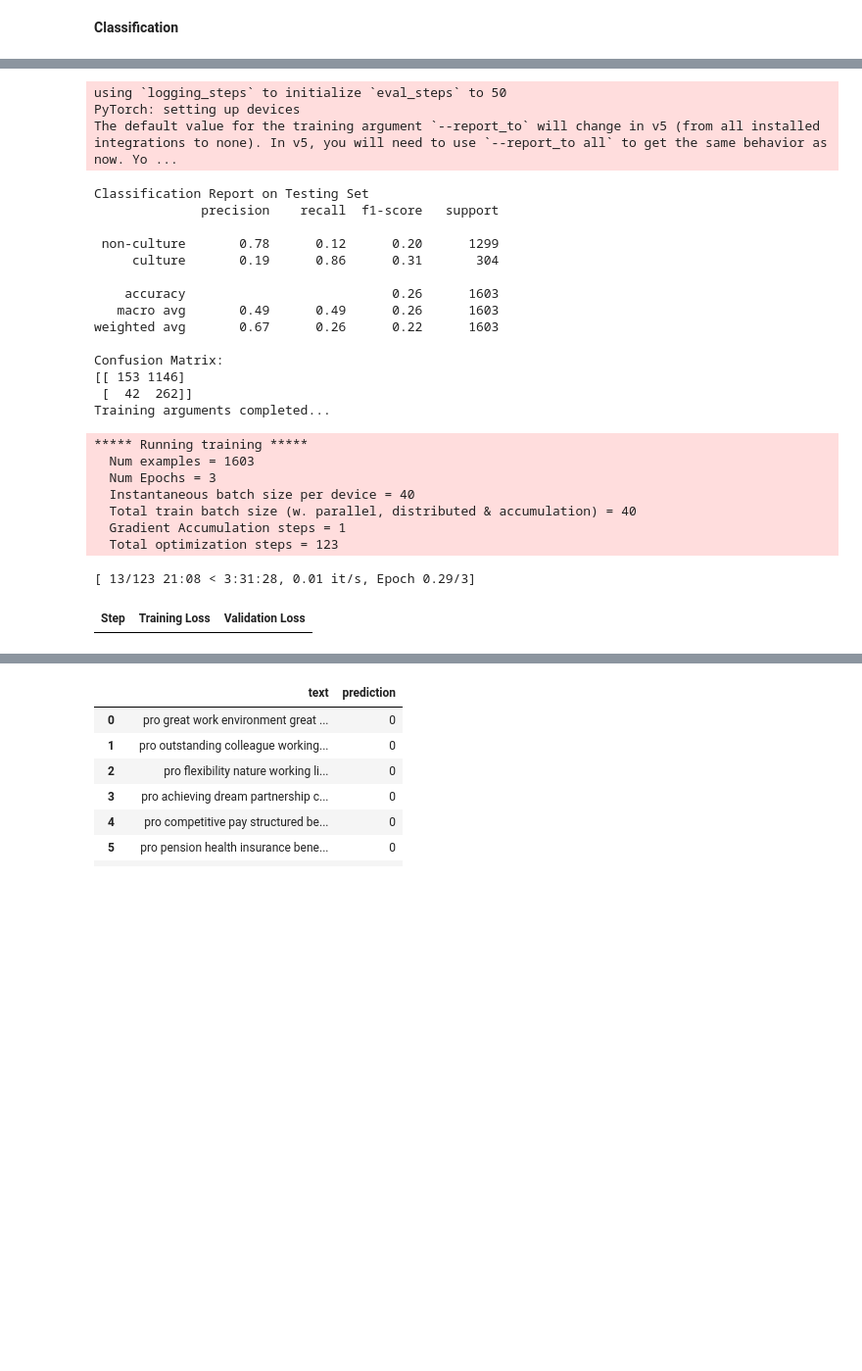
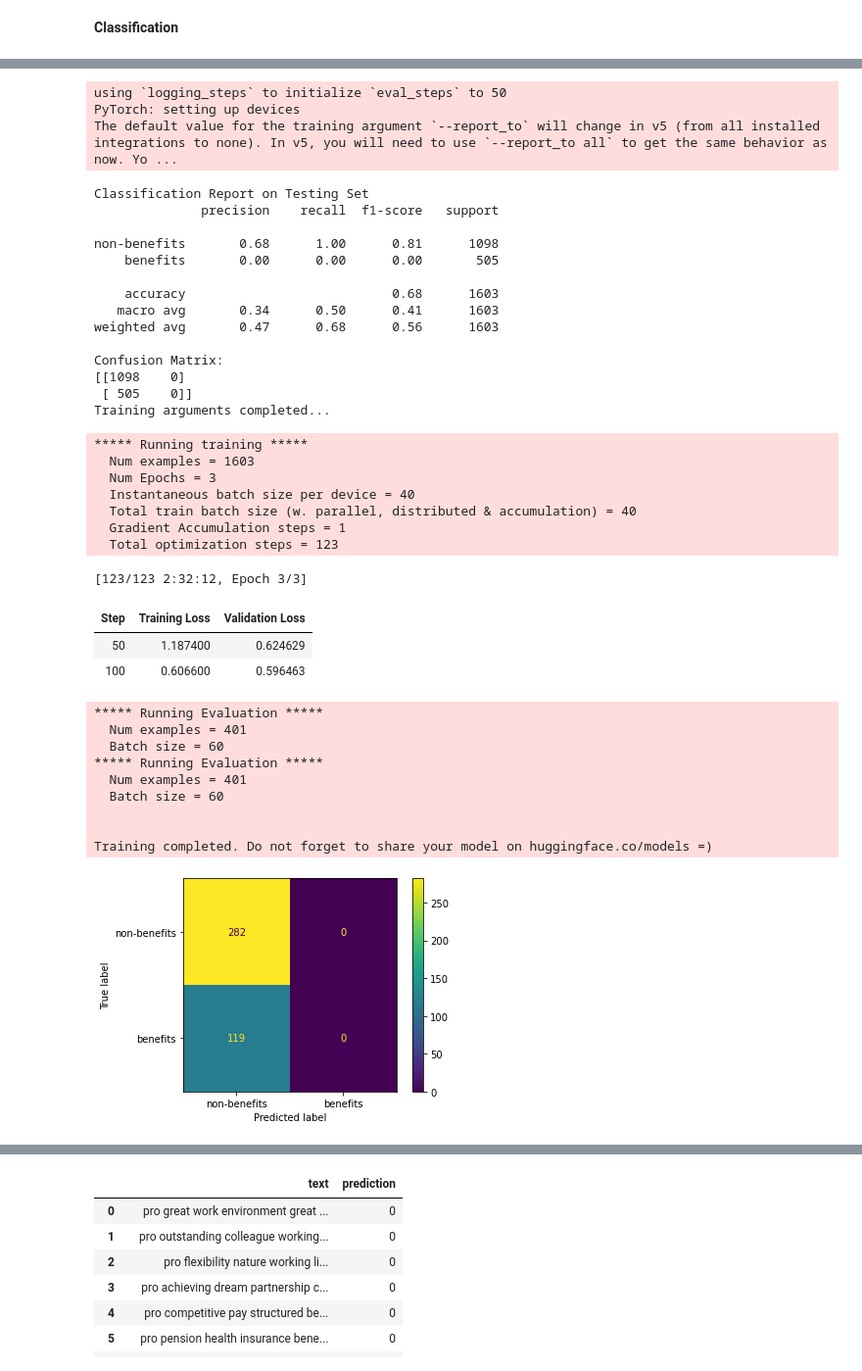
Before and after one commit to pentagramswheel/envisioning, a Jupyter notebook: classifier-and-sentiment/review_classifier.ipynb, the cells around one changed output, grey strips where cells are left out. Shown at 98% size. Drawn from its saved outputs; the diff is of its cells as text; code cells hidden in the pictures; blank space fills up the shorter version.

Commit message:
Modified classifier, BERT nearly finished

```diff
--- a/classifier-and-sentiment/review_classifier.ipynb
+++ b/classifier-and-sentiment/review_classifier.ipynb
@@ -671,11 +643,6 @@ def classification_evaluate(topic, y_true, y_predict):
     disp = ConfusionMatrixDisplay(confusion_matrix = cm, display_labels = target_names)
     disp.plot()
 # %%
-y_true_val = np.array([])
-y_predict_val = np.array([])
-y_true_train = np.array([])
-y_predict_train = np.array([])
-
 def retrieve_trained_model(topic, train_datasets, val_datasets, train_loaders, val_loaders):
     """ Trains a model on a dataset, based on a sub-topic within it.
 
@@ -696,14 +663,19 @@ def retrieve_trained_model(topic, train_datasets, val_datasets, train_loaders, v
             The trained model.
     """
 
-    print(f'Reminder that there is a total of {train.shape[0]} reviews and the total training batch size is {TRAIN_BATCH_SIZE}.')
+    train_len = len(Xtrains[topic])
+    test_len = len(Xvals[topic])
+    print(f'The current metric is {topic}, the training size is {train_len}, and the test size is {test_len}.')
     print("Beginning model training...")
 
     # get the true label and predicted label for testing and training set respectively
-    y_true_val, y_predict_val = predict_dataset(val_loaders[topic])     # [is this needed?]
+    global y_true_val, y_predict_val, y_true_train, y_predict_train
+    print("\nFinding values for testing set:")
+    y_true_val, y_predict_val = predict_dataset(val_loaders[topic])
+    print("\nFinding values for training set:")
     y_true_train, y_predict_train = predict_dataset(train_loaders[topic])
 
-    print("True and predicted values found...\n")
+    print("\nAnalyzing current model...\n")
 
     # performance evaluation for training set with pre-trained naive model
     print("Classification Report on Training Set")
@@ -714,7 +686,6 @@ def retrieve_trained_model(topic, train_datasets, val_datasets, train_loaders, v
     classification_evaluate(topic, y_true_val, y_predict_val)
 
     # STEP 4 - TRAIN AND EVALUATE THE MODEL
-    # [MAY HAVE TO CHANGE LATER]
     training_args = TrainingArguments(
         output_dir = './results',                        # output directory
         num_train_epochs = 3,                            # total number of training epochs
@@ -728,7 +699,7 @@ def retrieve_trained_model(topic, train_datasets, val_datasets, train_loaders, v
         evaluation_strategy = "steps"                    # Loss are calculated along as training step increases
     )
 
-    print("Training arguments completed...\n")
+    print("\nBeginning training...\n")
 
     trainer = Trainer(
         model = model,                                   # the instantiated 🤗 Transformers model to be trained
@@ -816,5 +787,5 @@ reviews.shape
 # %% [markdown]
 **Classification**
 # %%
-insurance_classifier = retrieve_trained_model(CURRENT_METRIC, train_datasets, val_datasets, val_loaders, train_loaders)
+classifier = retrieve_trained_model(CURRENT_METRIC, train_datasets, val_datasets, val_loaders, train_loaders)
 # %% [output]
@@ -838,26 +809,38 @@ Confusion Matrix:
 using `logging_steps` to initialize `eval_steps` to 50
 PyTorch: setting up devices
 The default value for the training argument `--report_to` will change in v5 (from all installed integrations to none). In v5, you will need to use `--report_to all` to get the same behavior as now. Yo ...
 Classification Report on Testing Set
               precision    recall  f1-score   support
 
- non-culture       0.78      0.12      0.20      1299
-     culture       0.19      0.86      0.31       304
+non-benefits       0.68      1.00      0.81      1098
+    benefits       0.00      0.00      0.00       505
 
-    accuracy                           0.26      1603
-   macro avg       0.49      0.49      0.26      1603
-weighted avg       0.67      0.26      0.22      1603
+    accuracy                           0.68      1603
+   macro avg       0.34      0.50      0.41      1603
+weighted avg       0.47      0.68      0.56      1603
 
 Confusion Matrix:
-[[ 153 1146]
- [  42  262]]
+[[1098    0]
+ [ 505    0]]
 Training arguments completed...
 ***** Running training *****
   Num examples = 1603
   Num Epochs = 3
   Instantaneous batch size per device = 40
   Total train batch size (w. parallel, distributed & accumulation) = 40
   Gradient Accumulation steps = 1
   Total optimization steps = 123
-[ 13/123 21:08 < 3:31:28, 0.01 it/s, Epoch 0.29/3]
+[123/123 2:32:12, Epoch 3/3]
 | Step | Training Loss | Validation Loss |
+| 50 | 1.187400 | 0.624629 |
+| 100 | 0.606600 | 0.596463 |
+***** Running Evaluation *****
+  Num examples = 401
+  Batch size = 60
+***** Running Evaluation *****
+  Num examples = 401
+  Batch size = 60
+
+
+Training completed. Do not forget to share your model on huggingface.co/models =)
+[figure, added]
```
Also changed, not shown: parts of 22 cells of this notebook, 1 other file.
